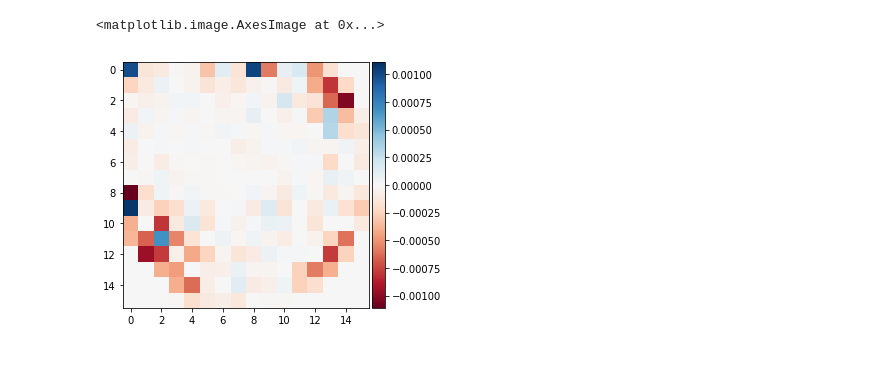
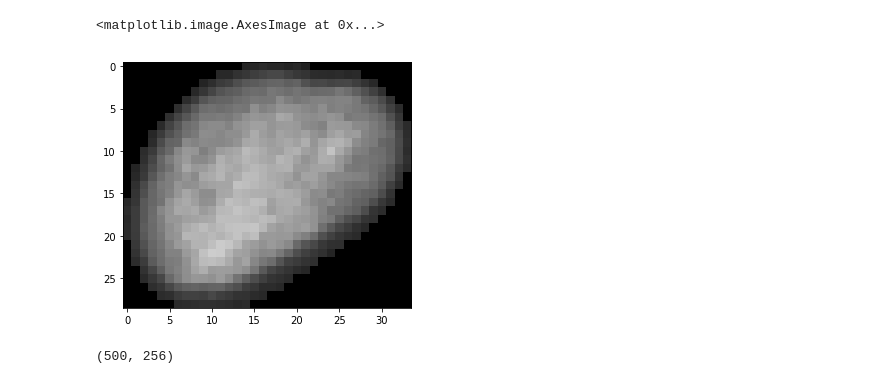
Before and after one commit to broadinstitute/skopy, a Jupyter notebook: skopy/data/notebooks/describe.ipynb, the cells around one changed output. Saved outputs shown, nothing was run; the diff lists cells and outputs as text; code cells hidden in the pictures.

```diff
--- a/skopy/data/notebooks/describe.ipynb
+++ b/skopy/data/notebooks/describe.ipynb
@@ -147,7 +26,7 @@ skimage.io.imshow(l2)
-# %%
-response = skimage.feature.hessian_matrix_det(signal)
-
-skimage.io.imshow(response)
-# %% [output]
-<matplotlib.image.AxesImage at 0x...>
-[figure, removed]
+# %%
+region = properties[20]["intensity_image"]
+
+skimage.io.imshow(region)
+# %% [output]
+<matplotlib.image.AxesImage at 0x...>
+[figure, added]
@@ -153,0 +57,4 @@ skimage.io.imshow(response)
+# %%
+descriptor.descriptors.shape
+# %% [output]
+(500, 256)
```
Also changed, not shown: parts of 27 cells of this notebook, 3 other files.
